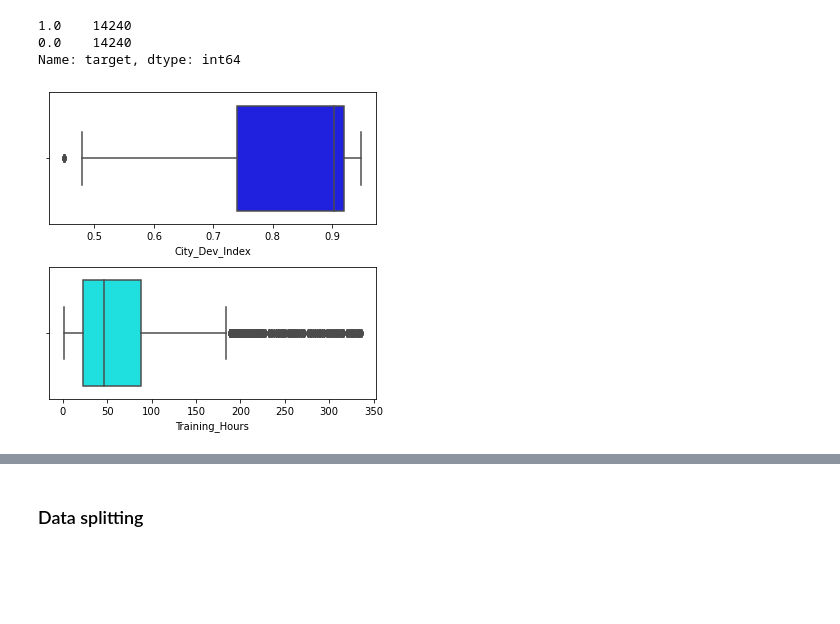
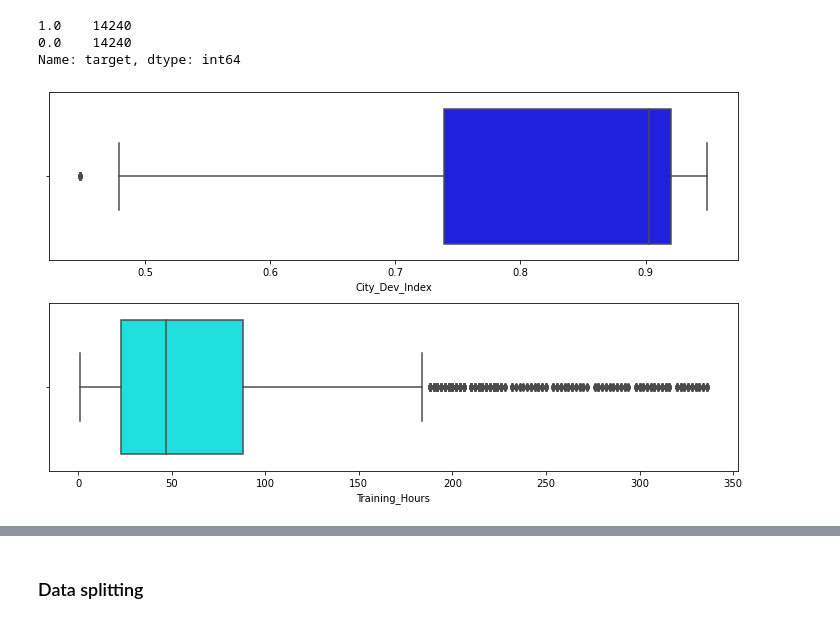
Before and after one commit to sitys-tgy/DS-assignment, a Jupyter notebook: DS ASM/DS asm.ipynb, the cells around one changed output, grey strips where cells are left out. Cells and saved outputs as stored; diff of their text form; code cells hidden in the pictures; blank space fills up the shorter version.

Commit message:
updated boxplot and removed outliers

```diff
--- a/DS ASM/DS asm.ipynb
+++ b/DS ASM/DS asm.ipynb
@@ -286,12 +286,12 @@ Y_smote.value_counts()
 0.0    14240
 Name: target, dtype: int64
 # %%
-fig, axs = plt.subplots(2, figsize = (5,5))
+fig, axs = plt.subplots(2, figsize = (10,6))
 
-boxplt1 = sns.boxplot(train_data['City_Dev_Index'], ax = axs[0],color='blue')
-boxplt2 = sns.boxplot(train_data['Training_Hours'], ax = axs[1],color='cyan')
+boxplt_City_Dev_Index = sns.boxplot(data['City_Dev_Index'], ax = axs[0],color='blue')
+boxplt_Training_Hours = sns.boxplot(data['Training_Hours'], ax = axs[1],color='cyan')
 
 plt.tight_layout()
 # %% [output]
-[figure, old version]
+[figure, new version]
 # %%
```
Also changed, not shown: parts of 4 cells of this notebook.
